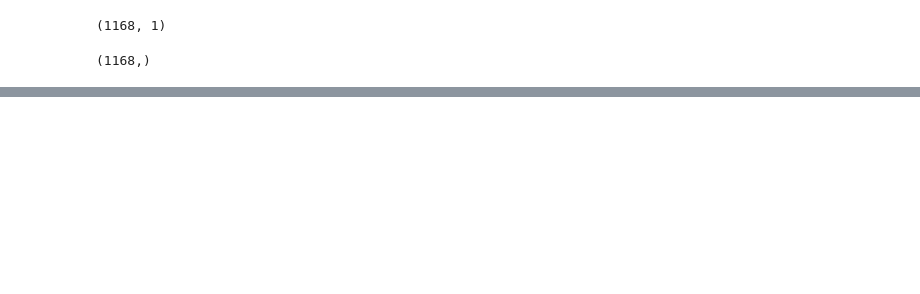
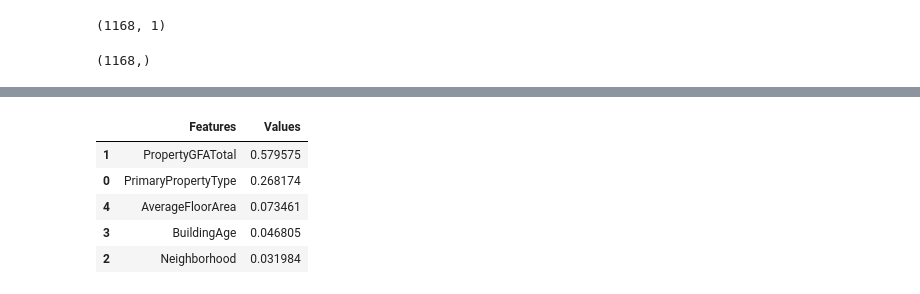
Before and after one commit to AlhousseineDiallo/energy_sight, a Jupyter notebook: notebooks/modeling_energy.ipynb, the cells around one changed output, grey strips where cells are left out. Saved outputs shown, nothing was run; the diff lists cells and outputs as text; code cells hidden in the pictures; blank space fills up the shorter version.

```diff
--- a/notebooks/modeling_energy.ipynb
+++ b/notebooks/modeling_energy.ipynb
@@ -513 +518,10 @@ print_metrics(metrics=evaluate_regression(y_true=y_test2,
+# %%
+print_feature_importances(model=best_forest_model3_without_nf, feature_names=X_train2_nf.columns.tolist())
+# %% [output]
+|  | Features | Values |
+| 1 | PropertyGFATotal | 0.579575 |
+| 0 | PrimaryPropertyType | 0.268174 |
+| 4 | AverageFloorArea | 0.073461 |
+| 3 | BuildingAge | 0.046805 |
+| 2 | Neighborhood | 0.031984 |
 # %%
```
Also changed, not shown: parts of 56 cells of this notebook, 2 other files.
